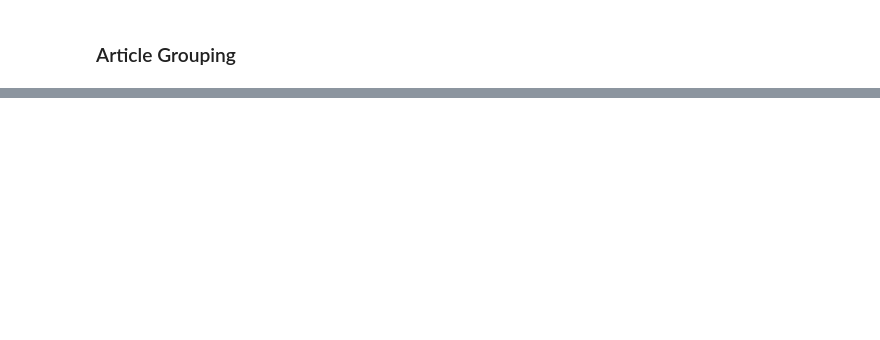
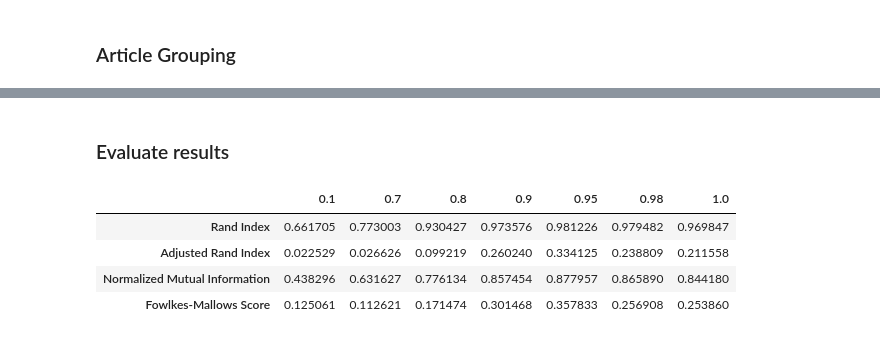
Before and after one commit to AVDiv/storion_aggregation_analysis, a Jupyter notebook: analysis/2_consolidation/trial_2.ipynb, the cells around one changed output, grey strips where cells are left out. Saved outputs shown, nothing was run; the diff lists cells and outputs as text; code cells hidden in the pictures; blank space fills up the shorter version.

Commit message:
Completed grouping algorithm, and evaluated the performance (Better than expected)

```diff
--- a/analysis/2_consolidation/trial_2.ipynb
+++ b/analysis/2_consolidation/trial_2.ipynb
@@ -567,0 +1117,2 @@ class ArticleGroup:
+# %% [markdown]
+### Evaluate results
@@ -567,0 +1128,77 @@ class ArticleGroup:
+# %%
+gt_df = df[['id', 'event_id']].copy()
+gt_df.rename(columns={'id': 'article_id', 'event_id': 'gt_id'}, inplace=True)
+# %%
+# Import result csvs
+results_0_1 = pd.read_csv('results/article_groups_0.1t.csv')
+results_0_7 = pd.read_csv('results/article_groups_0.7t.csv')
+results_0_8 = pd.read_csv('results/article_groups_0.8t.csv')
+results_0_9 = pd.read_csv('results/article_groups_0.9t.csv')
+results_0_95 = pd.read_csv('results/article_groups_0.95t.csv')
+results_0_98 = pd.read_csv('results/article_groups_0.98t.csv')
+results_1 = pd.read_csv('results/article_groups_1t.csv')
+# %%
+results_0_1 = results_0_1.merge(gt_df, on='article_id', how='left')
+results_0_7 = results_0_7.merge(gt_df, on='article_id', how='left')
+results_0_8 = results_0_8.merge(gt_df, on='article_id', how='left')
+results_0_9 = results_0_9.merge(gt_df, on='article_id', how='left')
+results_0_95 = results_0_95.merge(gt_df, on='article_id', how='left')
+results_0_98 = results_0_98.merge(gt_df, on='article_id', how='left')
+results_1 = results_1.merge(gt_df, on='article_id', how='left')
+# %%
+# Evaluate each result df and print the result as a single dataframe
+def evaluate_results(pred_labels: pd.Series, ground_truth: pd.Series) -> dict:
+    """Evaluate the results using various clustering metrics.
+
+    Args:
+        pred_labels (pd.Series): Series containing the predicted group IDs.
+        ground_truth (pd.Series): Series containing the true group IDs for each article.
+
+    Returns:
+        dict: Dictionary containing the evaluation metrics.
+    """
+    # Use the provided predicted labels instead of a DataFrame column
+    predicted_labels = pred_labels.values
+    true_labels = ground_truth.values
+
+    # Calculate evaluation metrics
+    metrics = {
+        "Rand Index": rand_score(true_labels, predicted_labels),
+        "Adjusted Rand Index": adjusted_rand_score(true_labels, predicted_labels),
+        "Normalized Mutual Information": normalized_mutual_info_score(true_labels, predicted_labels),
+        "Fowlkes-Mallows Score": fowlkes_mallows_score(true_labels, predicted_labels),
+        # "Homogeneity": homogeneity_completeness_v_measure(true_labels, predicted_labels)[0],
+        # "Completeness": homogeneity_completeness_v_measure(true_labels, predicted_labels)[1],
+        # "V-Measure": homogeneity_completeness_v_measure(true_labels, predicted_labels)[2]
+    }
+
+    return metrics
+
+# Evaluate each result df
+results_0_1_metrics = evaluate_results(results_0_1['group_id'], results_0_1['gt_id'])
+results_0_7_metrics = evaluate_results(results_0_7['group_id'], results_0_7['gt_id'])
+results_0_8_metrics = evaluate_results(results_0_8['group_id'], results_0_8['gt_id'])
+results_0_9_metrics = evaluate_results(results_0_9['group_id'], results_0_9['gt_id'])
+results_0_95_metrics = evaluate_results(results_0_95['group_id'], results_0_95['gt_id'])
+results_0_98_metrics = evaluate_results(results_0_98['group_id'], results_0_98['gt_id'])
+results_1_metrics = evaluate_results(results_1['group_id'], results_1['gt_id'])
+
+# Combine all metrics into a single dataframe
+result_vars = {
+    "0.1": results_0_1_metrics,
+    "0.7": results_0_7_metrics,
+    "0.8": results_0_8_metrics,
+    "0.9": results_0_9_metrics,
+    "0.95": results_0_95_metrics,
+    "0.98": results_0_98_metrics,
+    "1.0": results_1_metrics
+}
+results_df = pd.DataFrame(result_vars)
+# Print the results
+results_df
+# %% [output]
+|  | 0.1 | 0.7 | 0.8 | 0.9 | 0.95 | 0.98 | 1.0 |
+| Rand Index | 0.661705 | 0.773003 | 0.930427 | 0.973576 | 0.981226 | 0.979482 | 0.969847 |
+| Adjusted Rand Index | 0.022529 | 0.026626 | 0.099219 | 0.260240 | 0.334125 | 0.238809 | 0.211558 |
+| Normalized Mutual Information | 0.438296 | 0.631627 | 0.776134 | 0.857454 | 0.877957 | 0.865890 | 0.844180 |
+| Fowlkes-Mallows Score | 0.125061 | 0.112621 | 0.171474 | 0.301468 | 0.357833 | 0.256908 | 0.253860 |
```
Also changed, not shown: parts of 40 cells of this notebook.
